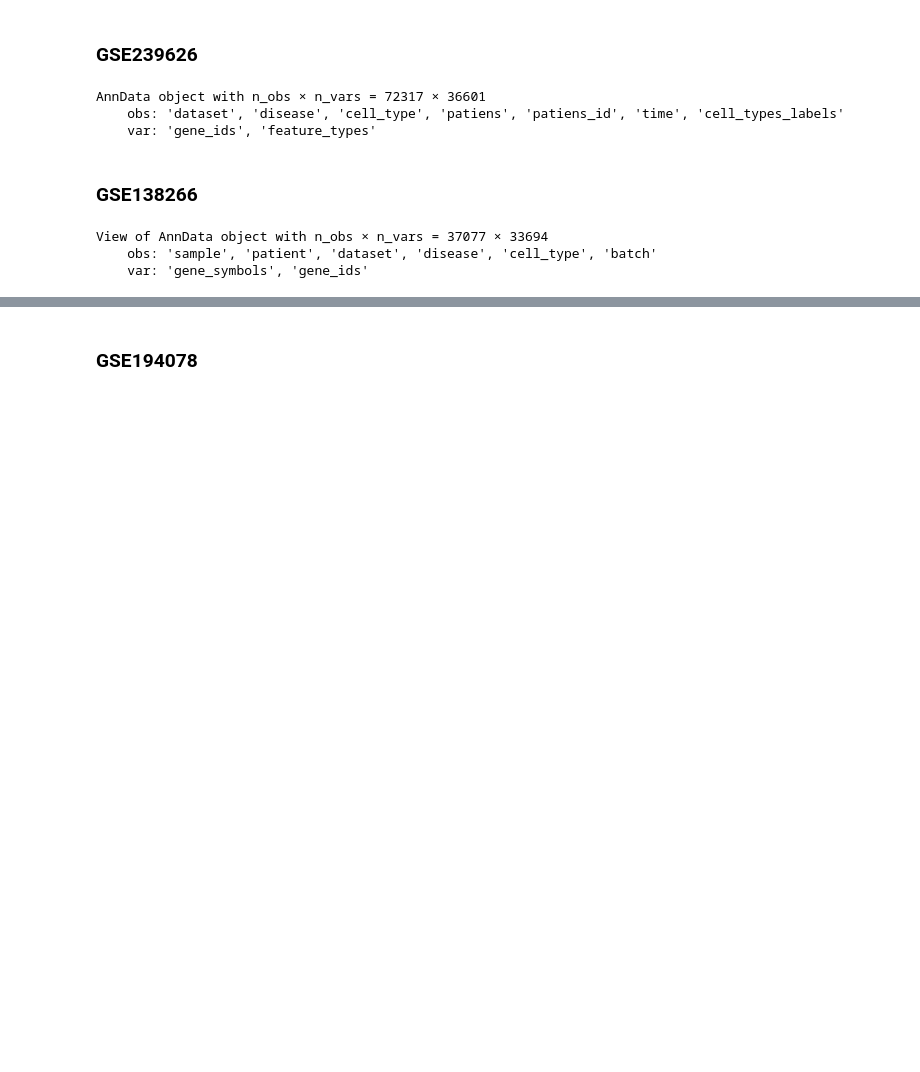
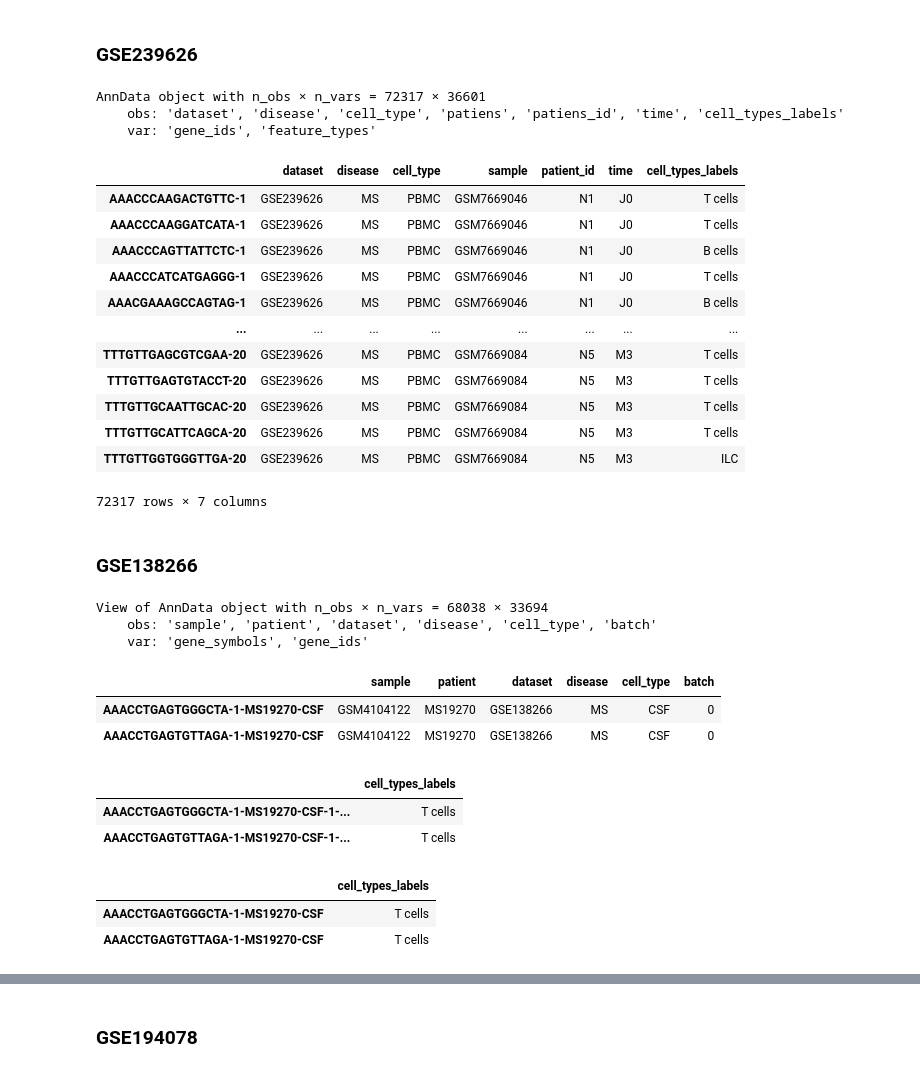
Before and after one commit to multi-omics-integration-for-MS/multi-omics-integration, a Jupyter notebook: 12_transcriptomic_dataset.ipynb, the cells around one changed output, grey strips where cells are left out. Saved outputs shown, nothing was run; the diff lists cells and outputs as text; code cells hidden in the pictures; blank space fills up the shorter version.

```diff
--- a/12_transcriptomic_dataset.ipynb
+++ b/12_transcriptomic_dataset.ipynb
@@ -25,16 +23,59 @@ adata_GSE239626
 AnnData object with n_obs × n_vars = 72317 × 36601
     obs: 'dataset', 'disease', 'cell_type', 'patiens', 'patiens_id', 'time', 'cell_types_labels'
     var: 'gene_ids', 'feature_types'
+# %%
+# rename columns 'patiens' to 'patient' and 'patiens_id' to 'patient_id'
+adata_GSE239626.obs.rename(columns={'patiens': 'sample', 'patiens_id': 'patient_id'}, inplace=True)
+# %%
+adata_GSE239626.obs
+# %% [output]
+|  | dataset | disease | cell_type | sample | patient_id | time | cell_types_labels |
+| AAACCCAAGACTGTTC-1 | GSE239626 | MS | PBMC | GSM7669046 | N1 | J0 | T cells |
+| AAACCCAAGGATCATA-1 | GSE239626 | MS | PBMC | GSM7669046 | N1 | J0 | T cells |
+| AAACCCAGTTATTCTC-1 | GSE239626 | MS | PBMC | GSM7669046 | N1 | J0 | B cells |
+| AAACCCATCATGAGGG-1 | GSE239626 | MS | PBMC | GSM7669046 | N1 | J0 | T cells |
+| AAACGAAAGCCAGTAG-1 | GSE239626 | MS | PBMC | GSM7669046 | N1 | J0 | B cells |
+| ... | ... | ... | ... | ... | ... | ... | ... |
+| TTTGTTGAGCGTCGAA-20 | GSE239626 | MS | PBMC | GSM7669084 | N5 | M3 | T cells |
+| TTTGTTGAGTGTACCT-20 | GSE239626 | MS | PBMC | GSM7669084 | N5 | M3 | T cells |
+| TTTGTTGCAATTGCAC-20 | GSE239626 | MS | PBMC | GSM7669084 | N5 | M3 | T cells |
+| TTTGTTGCATTCAGCA-20 | GSE239626 | MS | PBMC | GSM7669084 | N5 | M3 | T cells |
+| TTTGTTGGTGGGTTGA-20 | GSE239626 | MS | PBMC | GSM7669084 | N5 | M3 | ILC |
+72317 rows × 7 columns
 # %% [markdown]
 ### GSE138266
 # %%
 adata_GSE138266 = sc.read(GSE138266_PATH)
-adata_GSE138266 = adata_GSE138266[(adata_GSE138266.obs['cell_type']!='CSF')&(adata_GSE138266.obs['disease']!='PST')]
+adata_GSE138266 = adata_GSE138266[(adata_GSE138266.obs['cell_type']!='CSF')|(adata_GSE138266.obs['disease']!='PST')]
 adata_GSE138266
 # %% [output]
-View of AnnData object with n_obs × n_vars = 37077 × 33694
+View of AnnData object with n_obs × n_vars = 68038 × 33694
     obs: 'sample', 'patient', 'dataset', 'disease', 'cell_type', 'batch'
     var: 'gene_symbols', 'gene_ids'
+# %%
+adata_GSE138266.obs.head(2)
+# %% [output]
+|  | sample | patient | dataset | disease | cell_type | batch |
+| AAACCTGAGTGGGCTA-1-MS19270-CSF | GSM4104122 | MS19270 | GSE138266 | MS | CSF | 0 |
+| AAACCTGAGTGTTAGA-1-MS19270-CSF | GSM4104122 | MS19270 | GSE138266 | MS | CSF | 0 |
 # %%
-GSE138266_labels = pd.read_csv(GSE138266_LABELS_PATH)
-adata_GSE138266.obs['cell_types_labels'] = GSE138266_labels['cell_types_labels'].values
+GSE138266_labels = pd.read_csv(GSE138266_LABELS_PATH, index_col=0)
+GSE138266_labels.head(2)
+# %% [output]
+|  | cell_types_labels |
+| AAACCTGAGTGGGCTA-1-MS19270-CSF-1-... | T cells |
+| AAACCTGAGTGTTAGA-1-MS19270-CSF-1-... | T cells |
+# %%
+labels = []
+for label in GSE138266_labels.index:
+    # drop the last character of the label until it's not a letter
+    while not label[-1].isalpha():
+        label = label[:-1]
+    labels.append(label)
+GSE138266_labels.index = labels
+
+GSE138266_labels.head(2)
+# %% [output]
+|  | cell_types_labels |
+| AAACCTGAGTGGGCTA-1-MS19270-CSF | T cells |
+| AAACCTGAGTGTTAGA-1-MS19270-CSF | T cells |
```
Also changed, not shown: parts of 27 cells of this notebook, 2 other files.
